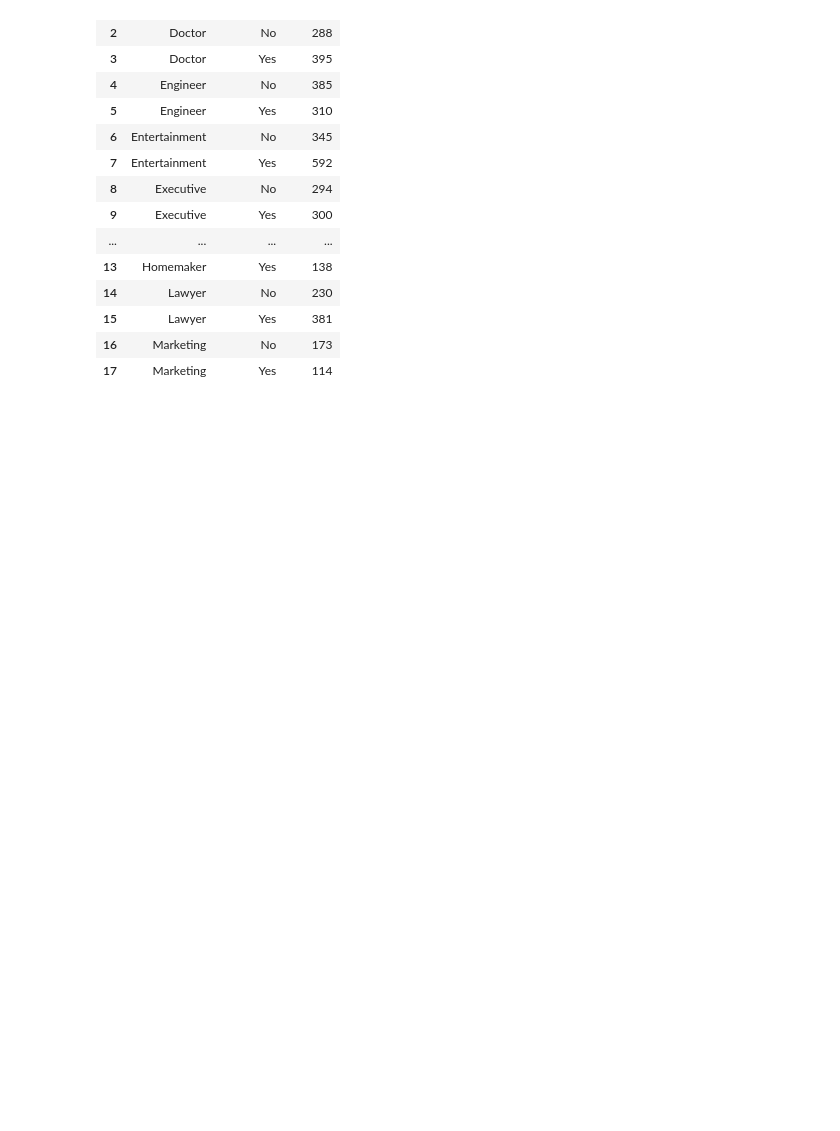
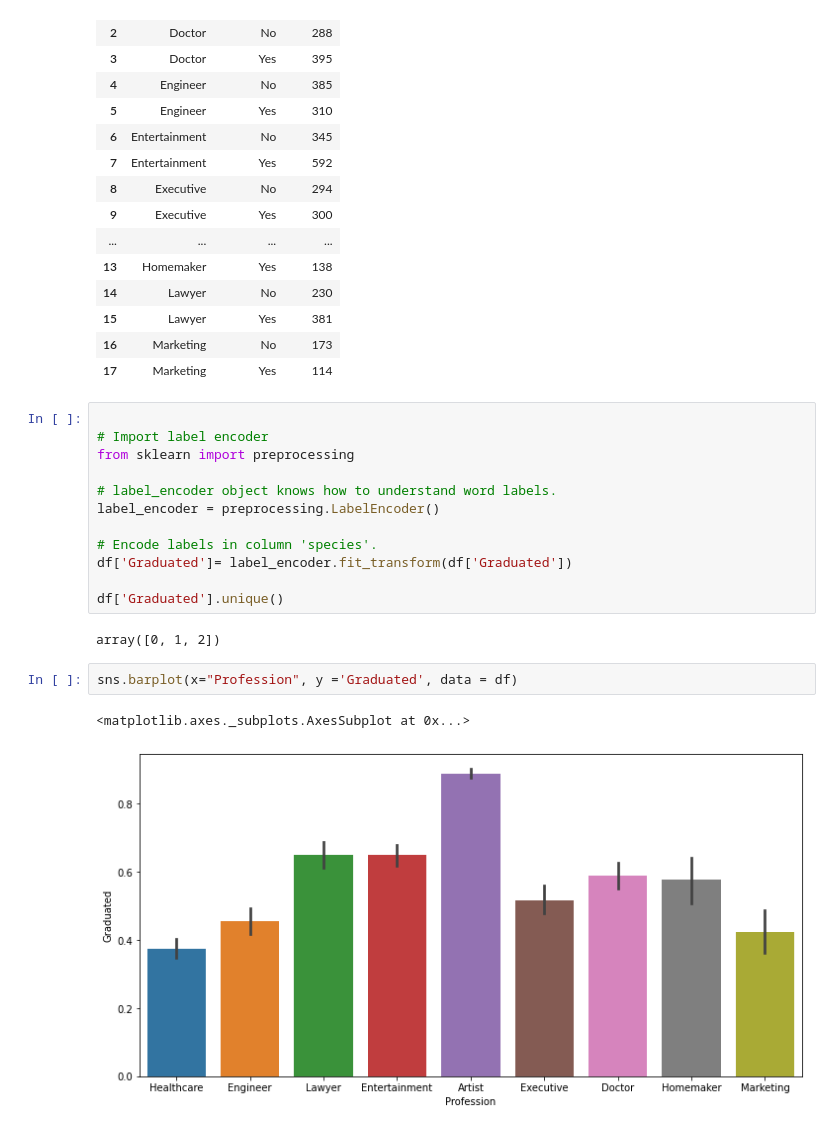
Before and after one commit to Misudhari/Market-Segmentation, a Jupyter notebook: Market_Segmentation_EDA.ipynb, the cells around one changed output. Drawn from its saved outputs; the diff is of its cells as text; blank space fills up the shorter version.

```diff
--- a/Market_Segmentation_EDA.ipynb
+++ b/Market_Segmentation_EDA.ipynb
@@ -295,3 +276,22 @@ profEd
 | 15 | Lawyer | Yes | 381 |
 | 16 | Marketing | No | 173 |
 | 17 | Marketing | Yes | 114 |
+# %%
+
+# Import label encoder
+from sklearn import preprocessing
+
+# label_encoder object knows how to understand word labels.
+label_encoder = preprocessing.LabelEncoder()
+
+# Encode labels in column 'species'.
+df['Graduated']= label_encoder.fit_transform(df['Graduated'])
+
+df['Graduated'].unique()
+# %% [output]
+array([0, 1, 2])
+# %%
+sns.barplot(x="Profession", y ='Graduated', data = df)
+# %% [output]
+<matplotlib.axes._subplots.AxesSubplot at 0x...>
+[figure, added]
```
Also changed, not shown: parts of 1 cell of this notebook.
